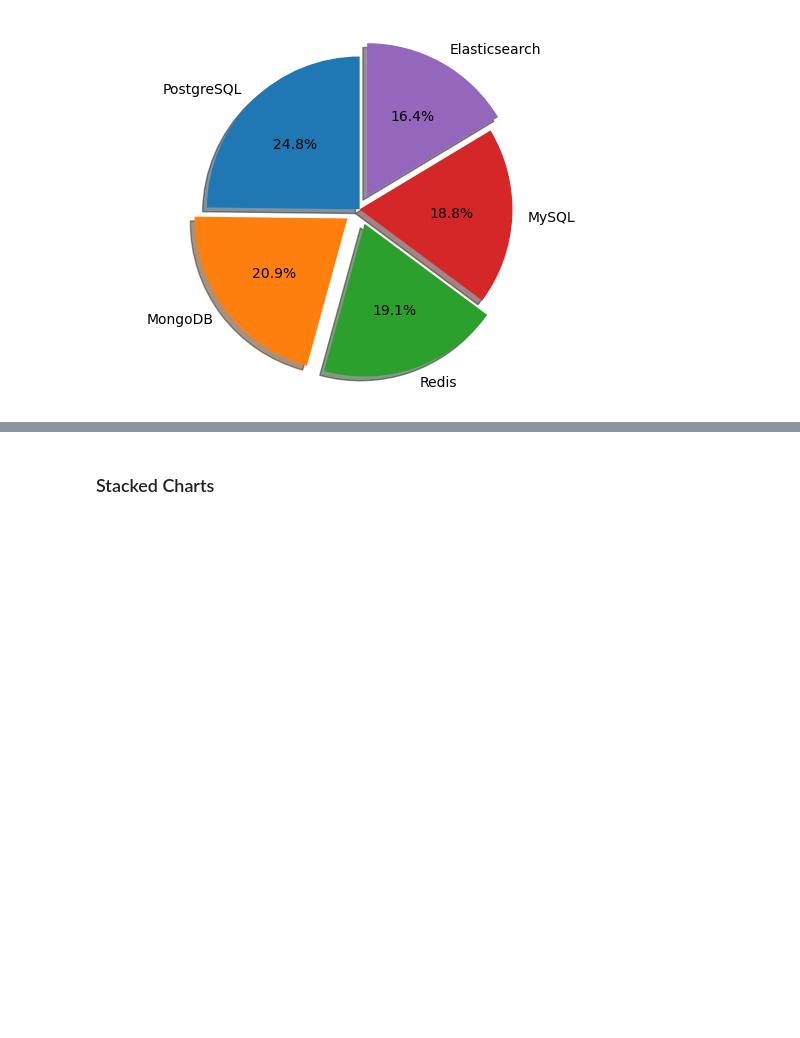
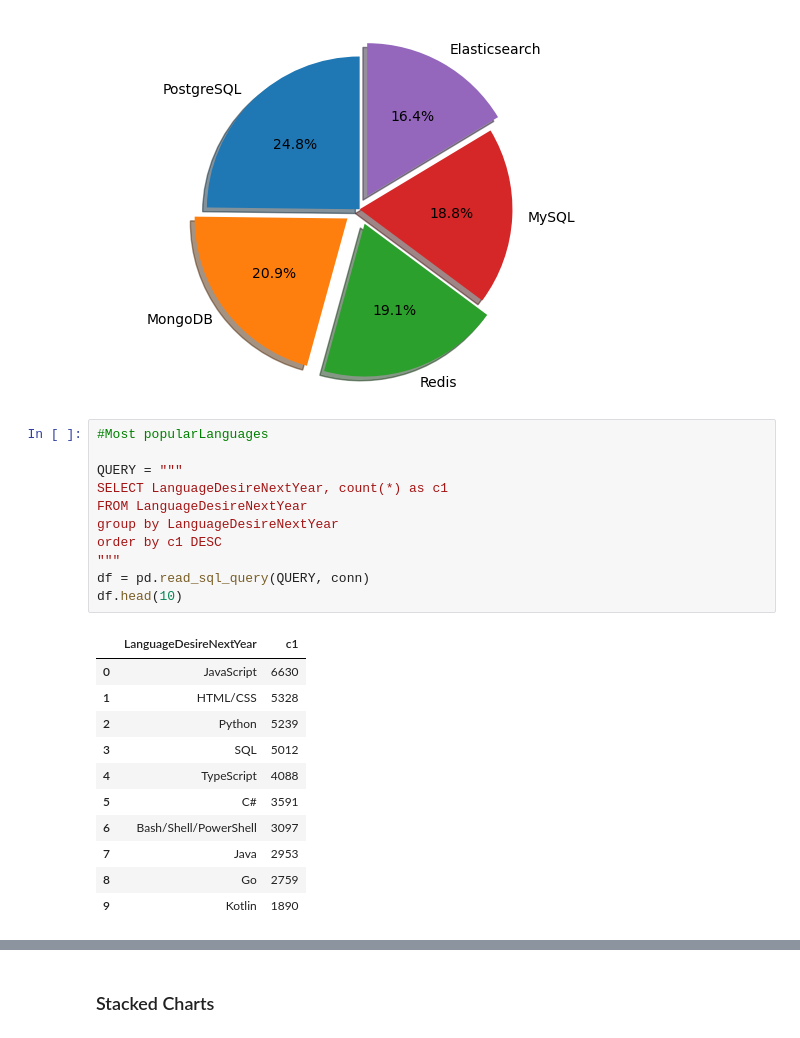
Before and after one commit to kenfack2022/dataAnalytics0, a Jupyter notebook: M4DataVisualization-lab.ipynb, the cells around one changed output, grey strips where cells are left out. Cells and saved outputs as stored; diff of their text form; blank space fills up the shorter version.

```diff
--- a/M4DataVisualization-lab.ipynb
+++ b/M4DataVisualization-lab.ipynb
@@ -273,3 +295,26 @@ ax1.axis('equal')  # equal so pie will be drawn as circle
 plt.show()
 # %% [output]
 [figure]
+# %%
+#Most popularLanguages
+
+QUERY = """
+SELECT LanguageDesireNextYear, count(*) as c1
+FROM LanguageDesireNextYear
+group by LanguageDesireNextYear
+order by c1 DESC
+"""
+df = pd.read_sql_query(QUERY, conn)
+df.head(10)
+# %% [output]
+|  | LanguageDesireNextYear | c1 |
+| 0 | JavaScript | 6630 |
+| 1 | HTML/CSS | 5328 |
+| 2 | Python | 5239 |
+| 3 | SQL | 5012 |
+| 4 | TypeScript | 4088 |
+| 5 | C# | 3591 |
+| 6 | Bash/Shell/PowerShell | 3097 |
+| 7 | Java | 2953 |
+| 8 | Go | 2759 |
+| 9 | Kotlin | 1890 |
```
Also changed, not shown: parts of 5 cells of this notebook.
